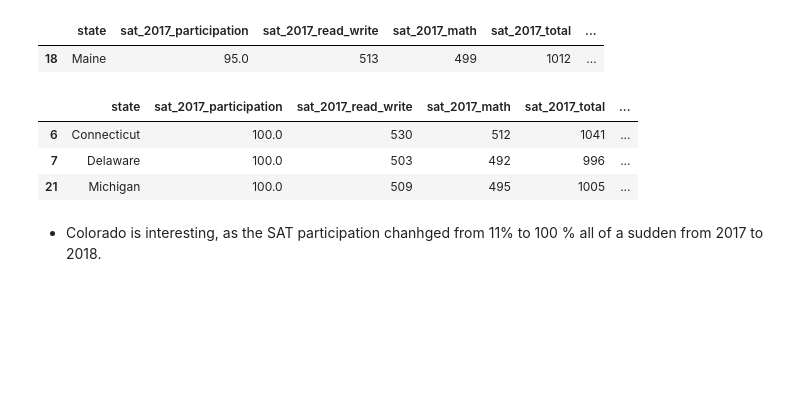
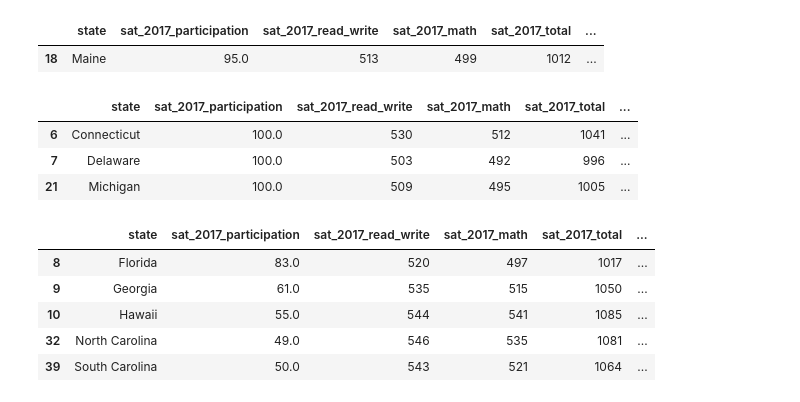
Before and after one commit to saiedmighani/EDA_analysis_SAT_tests, a Jupyter notebook: b_codes/b_EDA.ipynb, the cells around one changed output. Saved outputs shown, nothing was run; the diff lists cells and outputs as text; code cells hidden in the pictures; blank space fills up the shorter version.

```diff
--- a/b_codes/b_EDA.ipynb
+++ b/b_codes/b_EDA.ipynb
@@ -148,5 +153,13 @@ df_final.loc[(df_final["sat_2017_participation"] == 100) , :].head()
 | 6 | Connecticut | 100.0 | 530 | 512 | 1041 | ... |
 | 7 | Delaware | 100.0 | 503 | 492 | 996 | ... |
 | 21 | Michigan | 100.0 | 509 | 495 | 1005 | ... |
-# %% [markdown]
-- Colorado is interesting, as the SAT participation chanhged from 11% to 100 % all of a sudden from 2017 to 2018.
+# %%
+df_final.loc[((df_final["sat_2017_participation"] > 50) & (df_final["act_2017_participation"] > 50)) |
+             ((df_final["sat_2018_participation"] > 50) & (df_final["act_2018_participation"] > 50)), :].head()
+# %% [output]
+|  | state | sat_2017_participation | sat_2017_read_write | sat_2017_math | sat_2017_total | ... |
+| 8 | Florida | 83.0 | 520 | 497 | 1017 | ... |
+| 9 | Georgia | 61.0 | 535 | 515 | 1050 | ... |
+| 10 | Hawaii | 55.0 | 544 | 541 | 1085 | ... |
+| 32 | North Carolina | 49.0 | 546 | 535 | 1081 | ... |
+| 39 | South Carolina | 50.0 | 543 | 521 | 1064 | ... |
```
Also changed, not shown: parts of 2 cells of this notebook, 3 other files.
